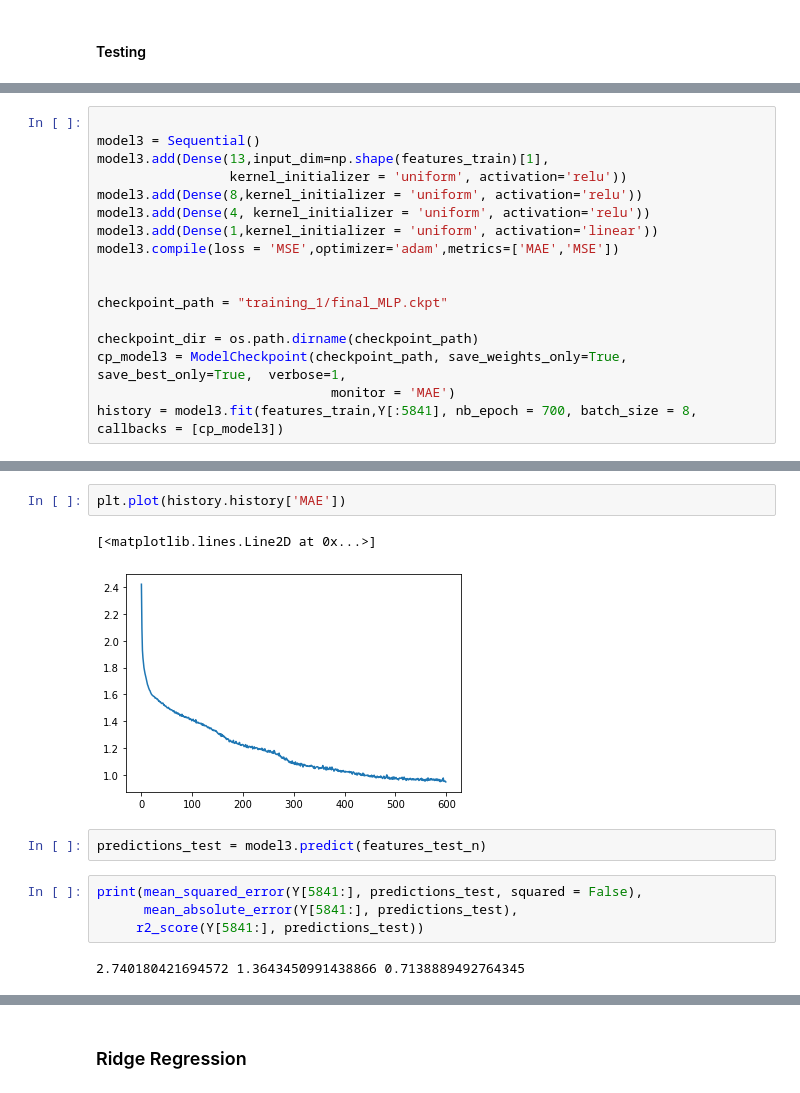
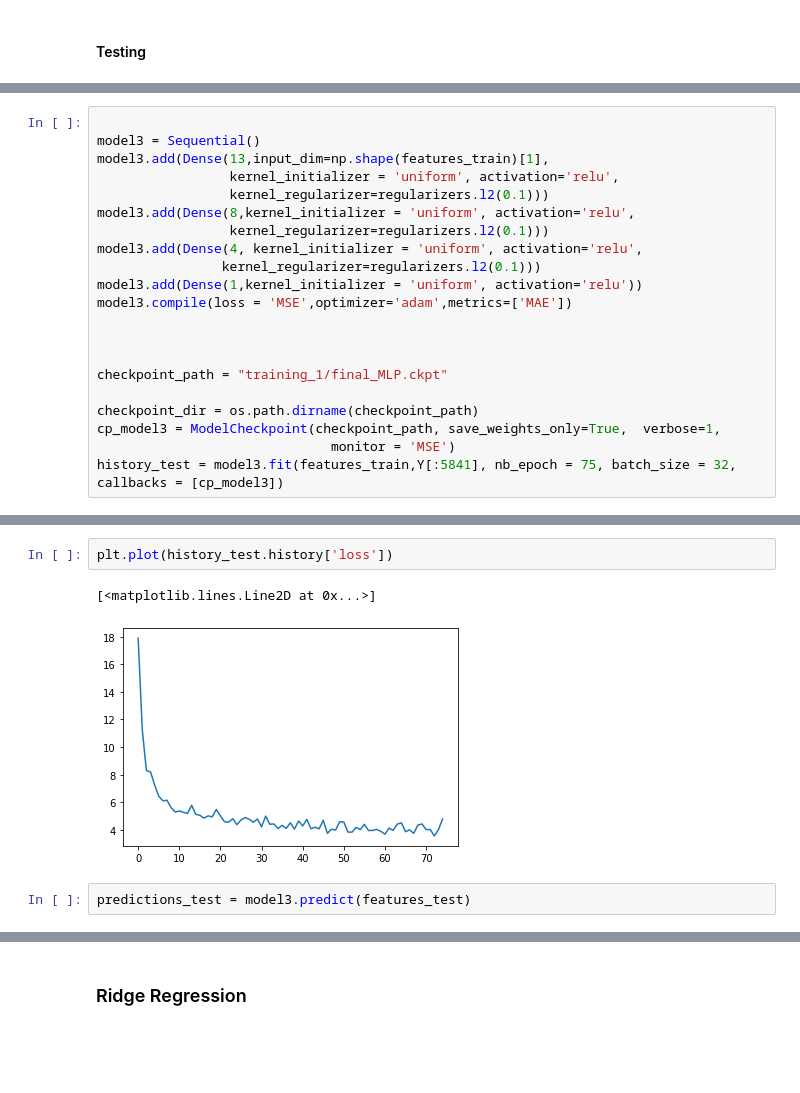
Before and after one commit to GStravinsky/Cell-count, a Jupyter notebook: Ass_2.ipynb, the cells around one changed output, grey strips where cells are left out. Cells and saved outputs as stored; diff of their text form; blank space fills up the shorter version.

Commit message:
MLP only needs nice write-up

```diff
--- a/Ass_2.ipynb
+++ b/Ass_2.ipynb
@@ -1265,17 +1262,21 @@ features_test_n = preprocessing.normalize(features_test, norm='l2')
 
 model3 = Sequential()
 model3.add(Dense(13,input_dim=np.shape(features_train)[1],
-                 kernel_initializer = 'uniform', activation='relu'))
-model3.add(Dense(8,kernel_initializer = 'uniform', activation='relu'))
-model3.add(Dense(4, kernel_initializer = 'uniform', activation='relu'))
-model3.add(Dense(1,kernel_initializer = 'uniform', activation='linear'))
-model3.compile(loss = 'MSE',optimizer='adam',metrics=['MAE','MSE'])
+                 kernel_initializer = 'uniform', activation='relu',
+                 kernel_regularizer=regularizers.l2(0.1)))
+model3.add(Dense(8,kernel_initializer = 'uniform', activation='relu',
+                 kernel_regularizer=regularizers.l2(0.1)))
+model3.add(Dense(4, kernel_initializer = 'uniform', activation='relu',
+                kernel_regularizer=regularizers.l2(0.1)))
+model3.add(Dense(1,kernel_initializer = 'uniform', activation='relu'))
+model3.compile(loss = 'MSE',optimizer='adam',metrics=['MAE'])
+
 
 
 checkpoint_path = "training_1/final_MLP.ckpt"
 
 checkpoint_dir = os.path.dirname(checkpoint_path)
-cp_model3 = ModelCheckpoint(checkpoint_path, save_weights_only=True, save_best_only=True,  verbose=1,
-                              monitor = 'MAE')
-history = model3.fit(features_train,Y[:5841], nb_epoch = 700, batch_size = 8, callbacks = [cp_model3])
+cp_model3 = ModelCheckpoint(checkpoint_path, save_weights_only=True,  verbose=1,
+                              monitor = 'MSE')
+history_test = model3.fit(features_train,Y[:5841], nb_epoch = 75, batch_size = 32, callbacks = [cp_model3])
 # %% [output]
@@ -1299,13 +1300,7 @@ Epoch 00700: MAE did not improve from 2.37246
 # %%
-plt.plot(history.history['MAE'])
+plt.plot(history_test.history['loss'])
 # %% [output]
 [<matplotlib.lines.Line2D at 0x...>]
-[figure, old version]
+[figure, new version]
 # %%
-predictions_test = model3.predict(features_test_n)
+predictions_test = model3.predict(features_test)
-# %%
-print(mean_squared_error(Y[5841:], predictions_test, squared = False),
-      mean_absolute_error(Y[5841:], predictions_test),
-     r2_score(Y[5841:], predictions_test))
-# %% [output]
-2.740180421694572 1.3643450991438866 0.7138889492764345
```
Also changed, not shown: parts of 25 cells of this notebook.
